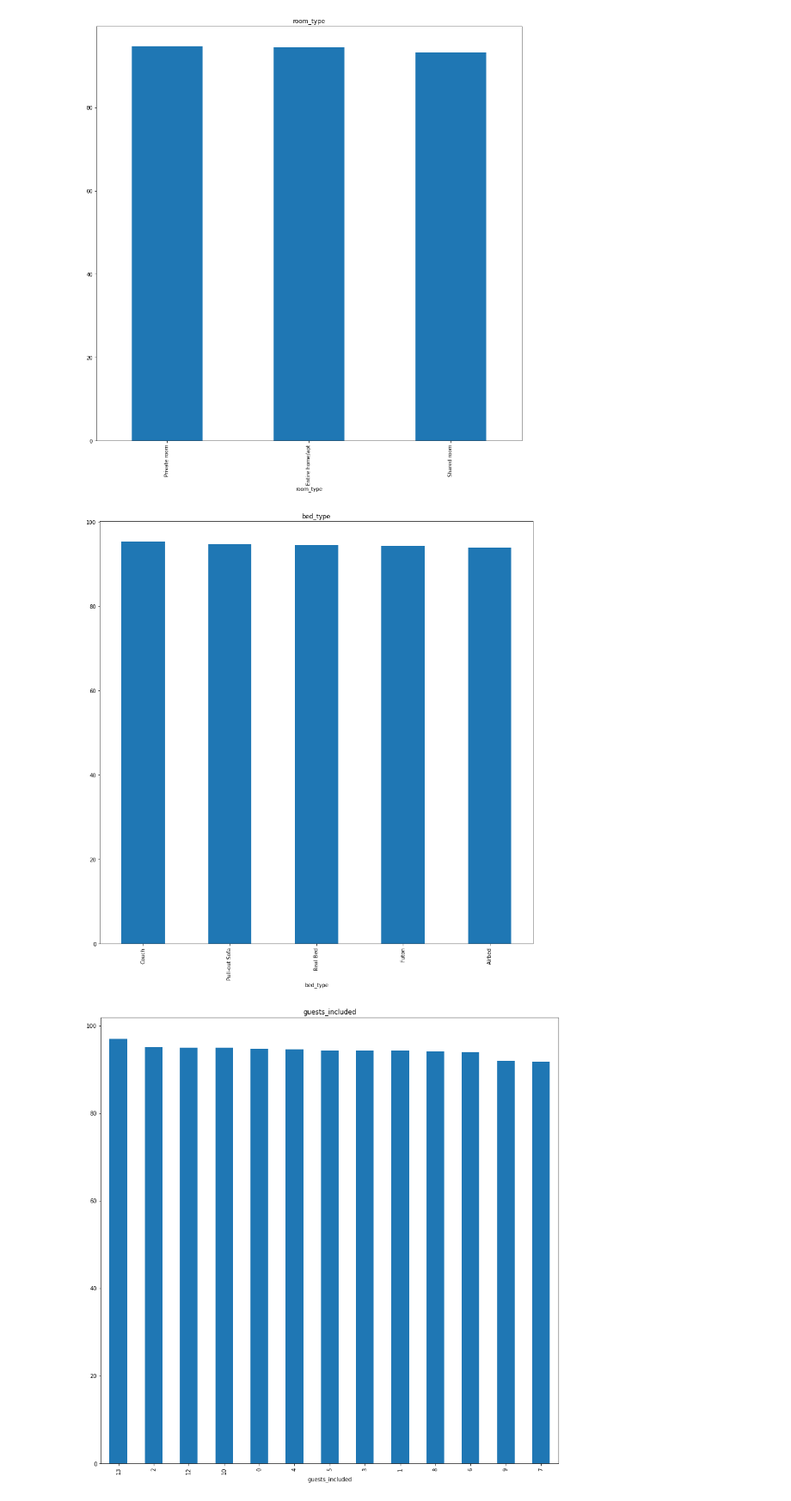
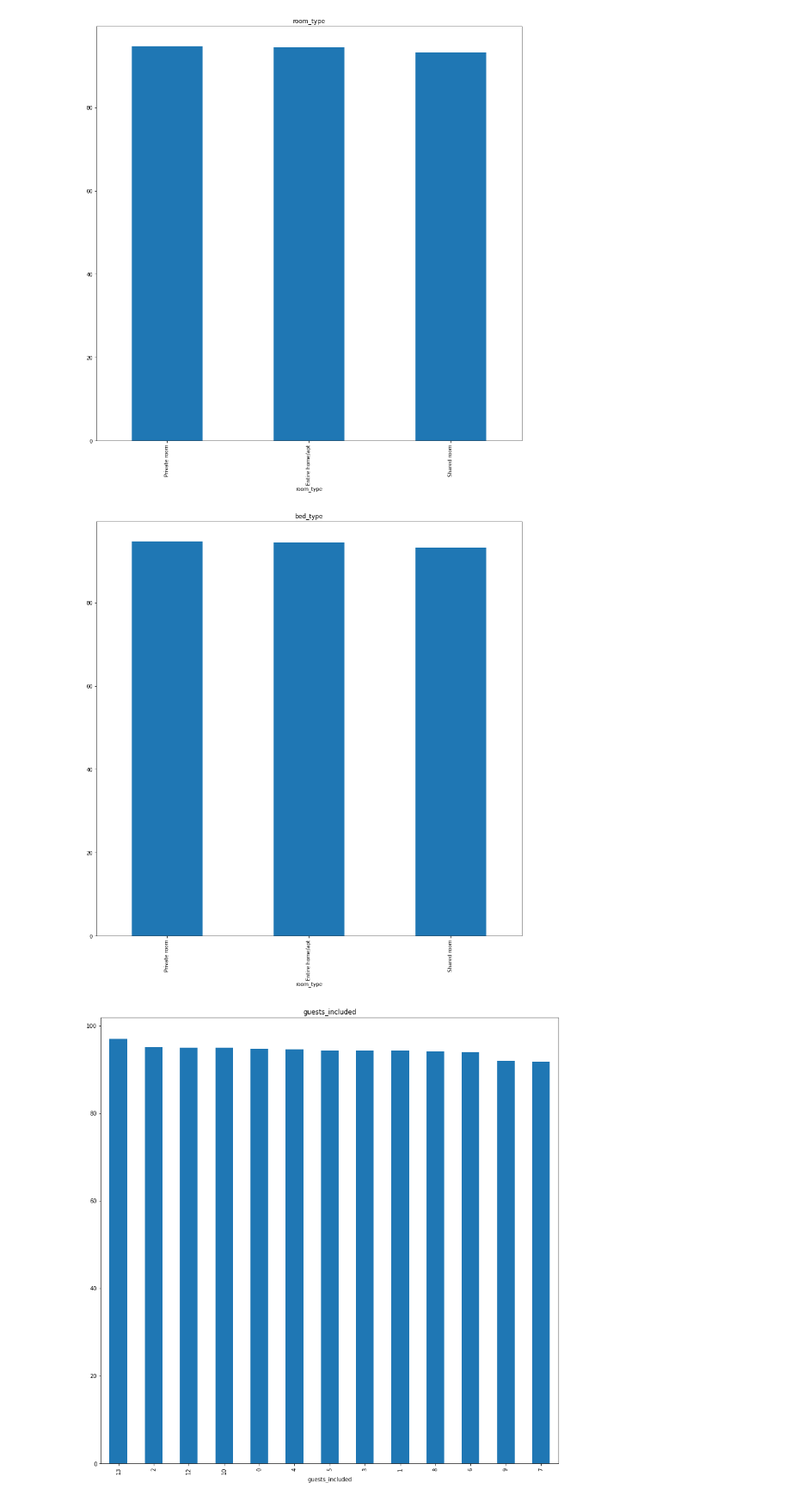
Before and after one commit to unoszte0291/seattle_airbnb_data, a Jupyter notebook: Write A Data Science Blog Post.ipynb, the cells around one changed output. Shown at 86% size. Saved outputs shown, nothing was run; the diff lists cells and outputs as text; code cells hidden in the pictures.

```diff
--- a/Write A Data Science Blog Post.ipynb
+++ b/Write A Data Science Blog Post.ipynb
@@ -414,9 +412,10 @@ plt.title("room_type");
 [figure]
 # %%
 # visualization of bed_type
+bed_type= listings_2.groupby(["room_type"]).mean()['review_scores_rating'].sort_values(ascending=False).dropna()
 bed_type.plot(kind="bar")
 plt.title("bed_type");
 # %% [output]
-[figure, old version]
+[figure, new version]
 # %%
 # visualization of guests_included
```
Also changed, not shown: parts of 11 cells of this notebook.
